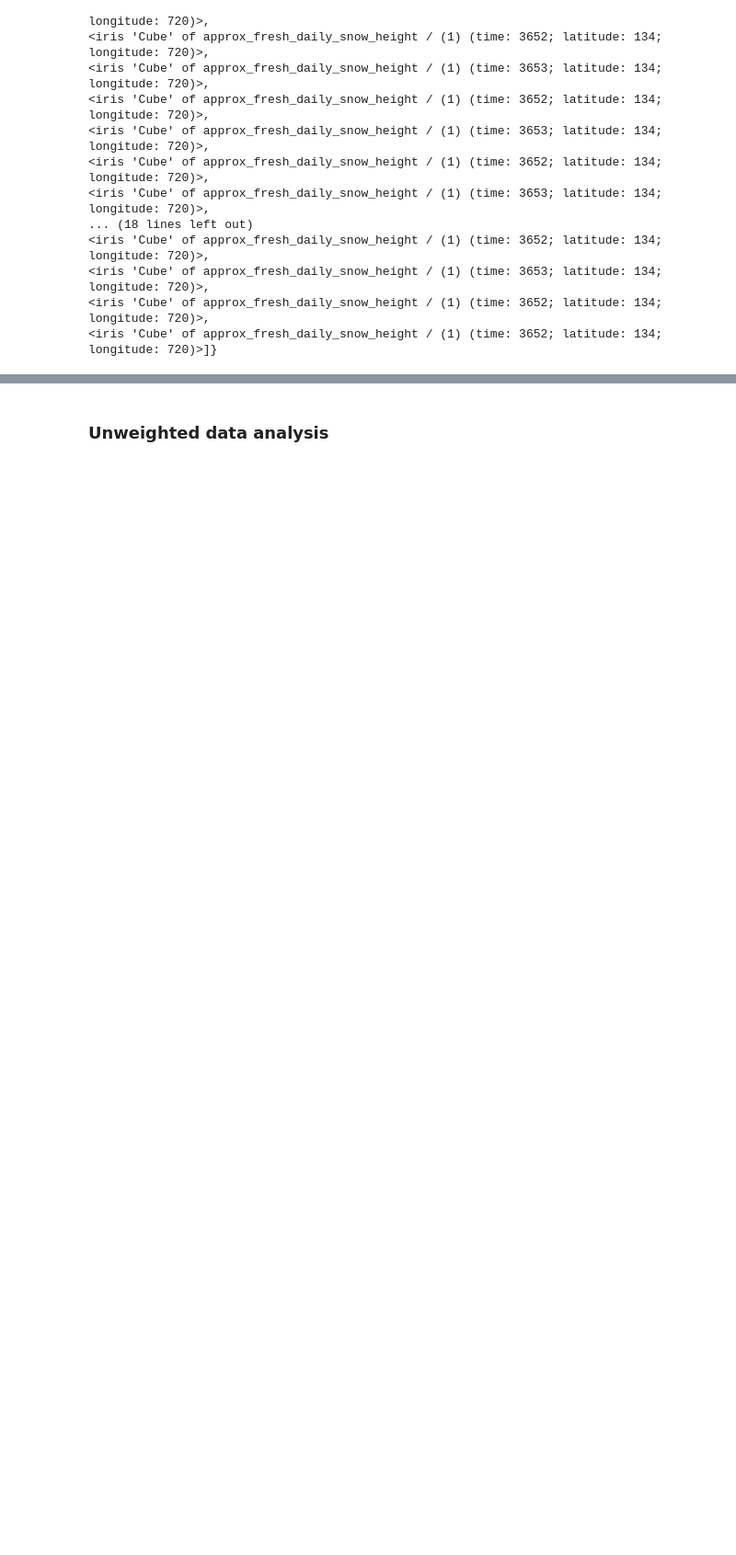
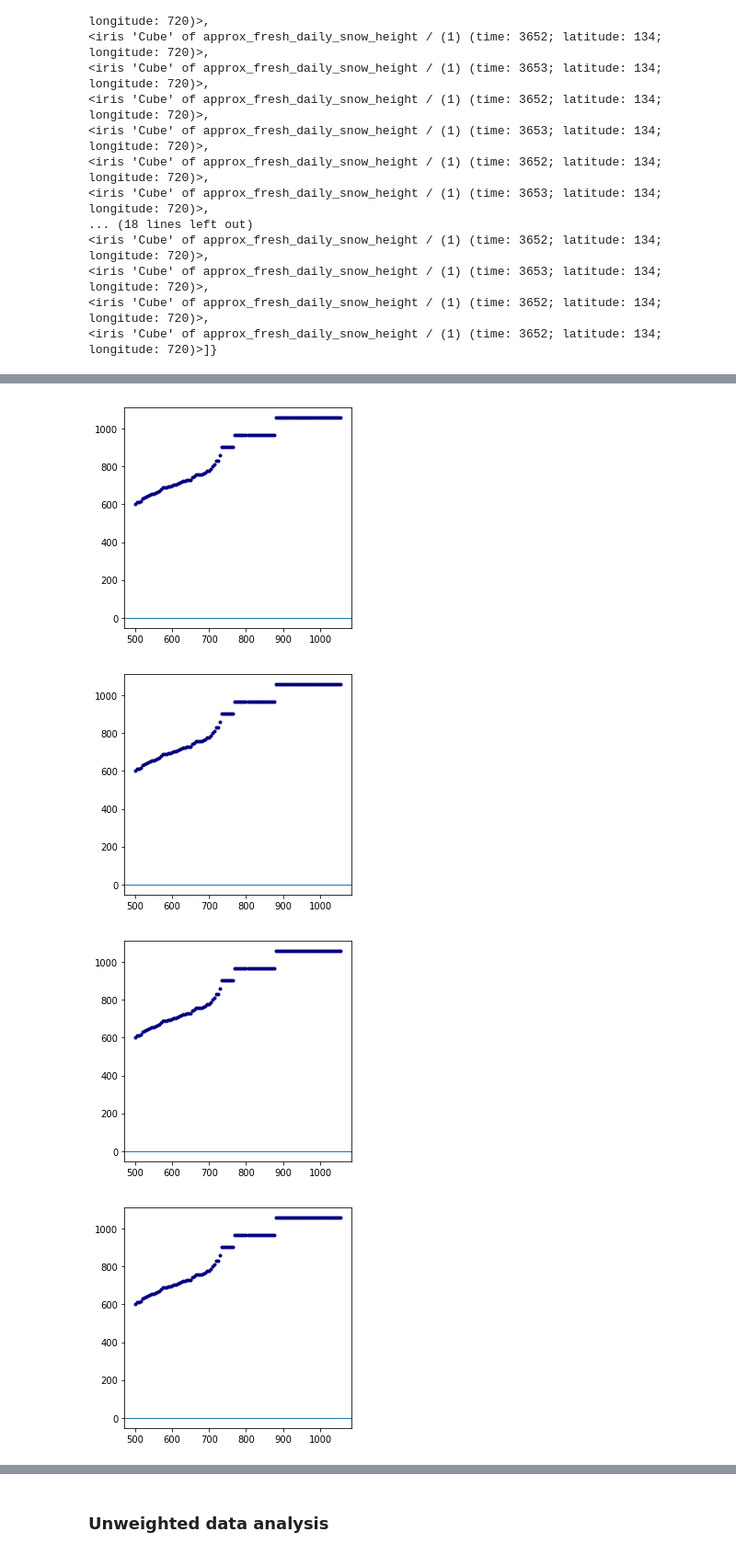
Before and after one commit to lquante/ExtremeEventEvaluation, a Jupyter notebook: NcDataProbing.ipynb, the cells around one changed output, grey strips where cells are left out. Shown at 92% size. Cells and saved outputs as stored; diff of their text form; code cells hidden in the pictures; blank space fills up the shorter version.

Commit message:
extended set of notebooks
- using pickle for data transfer between different workflows
- considerable extension of analysis, several plotting methods, multi-model analysis, etc

```diff
--- a/NcDataProbing.ipynb
+++ b/NcDataProbing.ipynb
@@ -116,6 +75,8 @@ print(cubelist)
 # %%
+# load data
+
 variablename = "approx_fresh_daily_snow_height"
-cubelist_unweighted = {}
-for i_key in data_unweighted_keys:
-    cubelist_unweighted[i_key] = add_seasons(latitude_constraint(23,iris.load(filepaths_unweighted[i_key],variablename)))
+cubelist = {}
+for i_key in data_keys:
+    cubelist[i_key] = add_seasons(latitude_constraint(23,iris.load(filepaths[i_key],variablename)))
 # %%
@@ -166,3 +136,13 @@ def quadratic_fit (cube):
     title = 'degree_{}_polynomial_fit_of_{}'.format(degree, cube.name())
     plt.title(title)
     plt.legend(loc='best')
+# %%
+# generate extra cube of decade 2011 to 2020 (with ssp585 data)
+cubes_to_concatenate = iris.cube.CubeList()
+cubes_to_concatenate.append(cubelist['ISIMIP3b-MPI-ESM-1-2-HR', 'historical'][17])
+cubes_to_concatenate.append(cubelist['ISIMIP3b-MPI-ESM-1-2-HR', 'ssp585'][0])
+
+cube_2011_2020 = unify_concatenate(cubes_to_concatenate)
+print(cube_2011_2020)
+cubelist['ISIMIP3b-MPI-ESM-1-2-HR', 'historical'][17]=cube_2011_2020
+print(cubelist['ISIMIP3b-MPI-ESM-1-2-HR', 'historical'])
@@ -410 +656,16 @@ def decade_comparison (cubelist, season, areaname, population):
+# %%
+def country_auto_decade_comparison_threshold(basic_cubelist,number_of_decades,country_box,start_historical,start_ssp,countryname,intensity=False):
+    #filter data for country box:
+    country_data = country_filter(basic_cubelist,country_box)
+
+    # filter for season to reduce computational load, winter snowfalls anyway top percentile most likely
+    # country_data = prepare_season_stats (country_data,season)
+
+    historical_cube = country_data['ISIMIP3b-MPI-ESM-1-2-HR', 'historical']
+    ssp126_cube = country_data['ISIMIP3b-MPI-ESM-1-2-HR', 'ssp126']
+    ssp585_cube = country_data['ISIMIP3b-MPI-ESM-1-2-HR', 'ssp585']
+
+
+
+    return calculate_decades_threshold_frequency(historical_cube,ssp126_cube,ssp585_cube,number_of_decades,start_historical,start_ssp,intensity=intensity)
 # %%
@@ -473,0 +737,3 @@ France
+# %%
+# test frequency plotting for germany
+test = country_auto_decade_comparison_threshold(cubelist,germany_box,1991,2021,'Germany',intensity=True)
@@ -473,0 +760,7 @@ France
+# %%
+compare_decades_threshold_frequency(test,1991,2021,countryname='GERMANY',intensity=True,mean=True)
+# %% [output]
+[figure, added]
+[figure, added]
+[figure, added]
+[figure, added]
```
Also changed, not shown: parts of 86 cells of this notebook, 6 other files.
